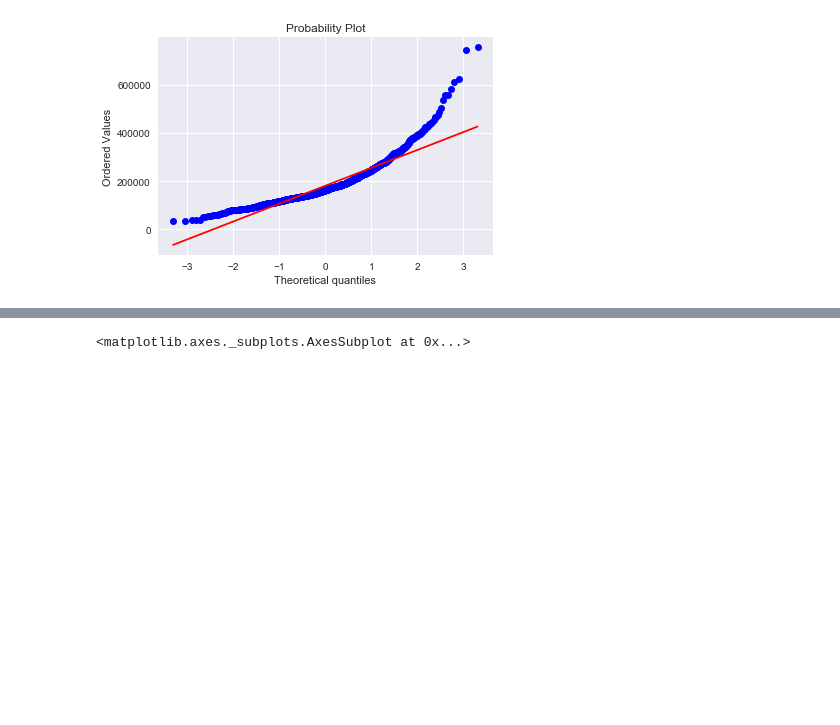
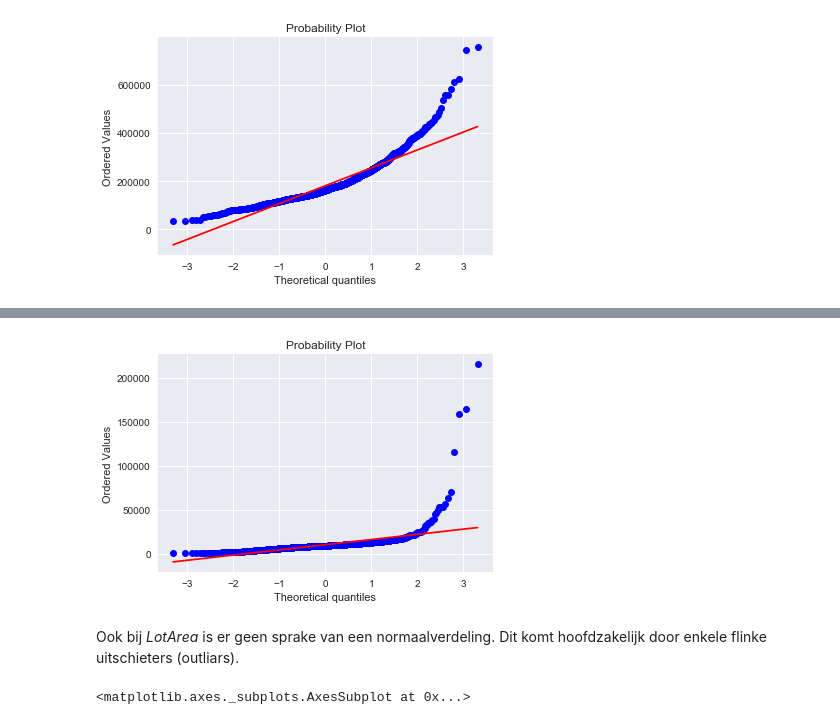
Before and after one commit to Shirynak/DS-Specialisatie, a Jupyter notebook: Uitwerking - Ashwin.ipynb, the cells around one changed output, grey strips where cells are left out. Drawn from its saved outputs; the diff is of its cells as text; code cells hidden in the pictures; blank space fills up the shorter version.

```diff
--- a/Uitwerking - Ashwin.ipynb
+++ b/Uitwerking - Ashwin.ipynb
@@ -204,3 +224,9 @@ In bovenstaande figuren is te zien dat er geen sprake is van een normaalverdelin
+# %%
+figuur = stats.probplot(df_train['LotArea'], plot=plt)
+# %% [output]
+[figure, added]
+# %% [markdown]
+Ook bij *LotArea* is er geen sprake van een normaalverdeling. Dit komt hoofdzakelijk door enkele flinke uitschieters (outliars).
 # %%
 #Scatter plot van LotArea tegen SalePrice
 df_scatter = pd.concat([df_train['SalePrice'], df_train['LotArea']], axis=1)
```
Also changed, not shown: parts of 20 cells of this notebook.
